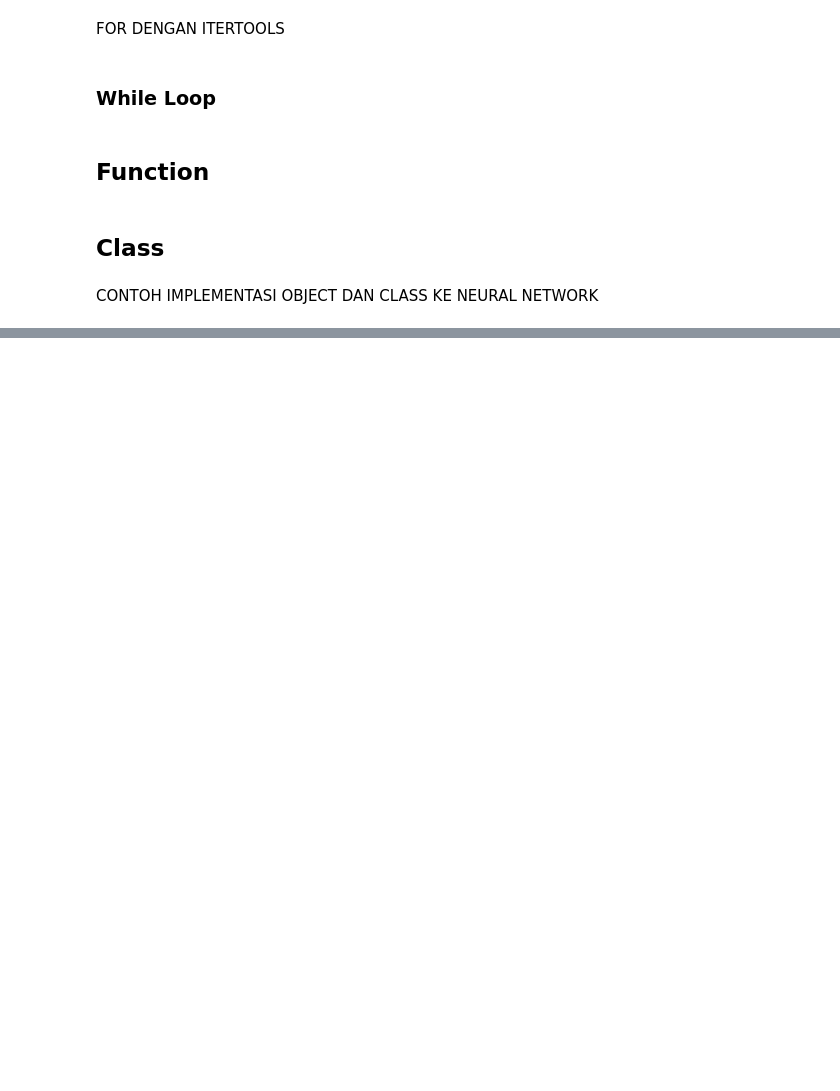
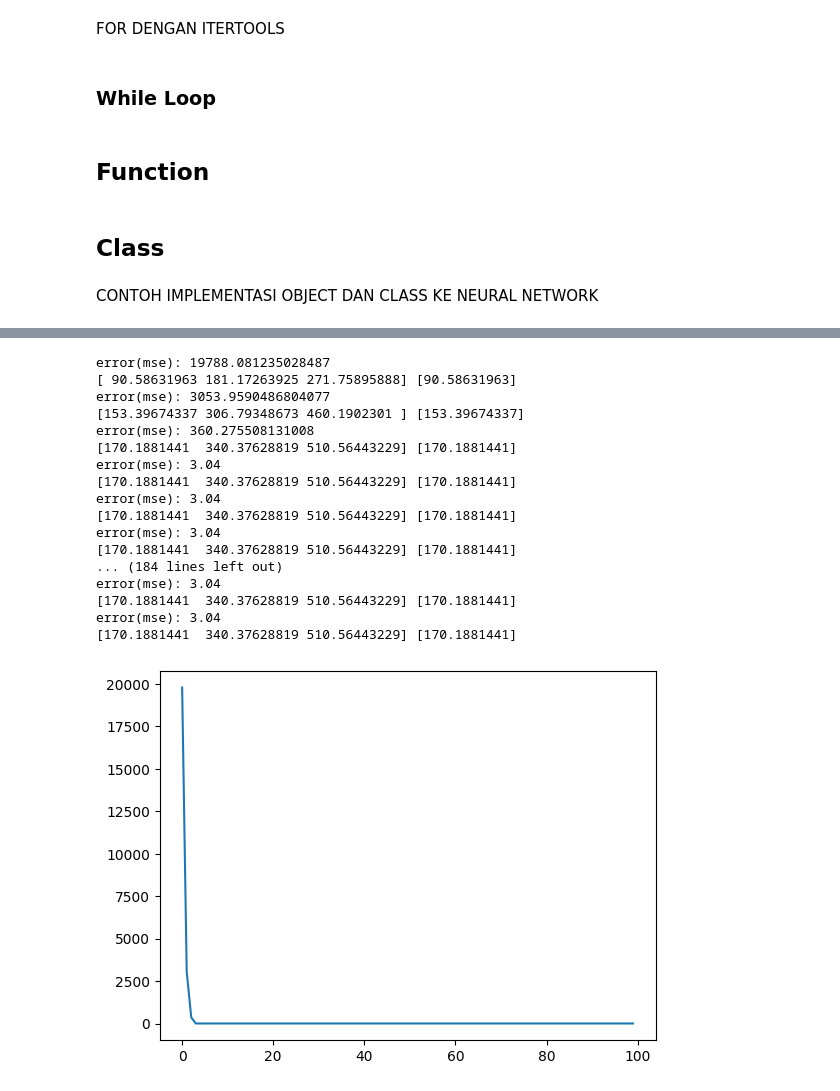
Before and after one commit to alexchtst-01/Data-Science-Training, a Jupyter notebook: Python Basic Requirements for Data Science/notebook_module_1.ipynb, the cells around one changed output, grey strips where cells are left out. Drawn from its saved outputs; the diff is of its cells as text; code cells hidden in the pictures; blank space fills up the shorter version.

```diff
--- a/Python Basic Requirements for Data Science/notebook_module_1.ipynb
+++ b/Python Basic Requirements for Data Science/notebook_module_1.ipynb
@@ -291,31 +291,50 @@ class Model_neural:
 # %%
 import matplotlib.pyplot as plt
 import numpy as np
 
 # generate random value for data training
 test_input = np.array([
     [1, 2, 3],
     [2, 3, 4],
     [3, 4, 5],
     [1, 2, 3],
     [1, 3, 10],
     [10, 2, 0],
     [0, 0, 0],
     [3, 4, 2],
     [0, 1, 3]
 ])
 
 test_output = np.array([0.1, 0.2, 0.3, 0.4, 0.5, 0.6, 0.7, 0.8, 1])
 
-model = main.Model_neural(train_itter=100)
+model = Model_neural(train_itter=100)
 
 pred = model.predict(test_input)
 
 model.Train(X=test_input, Y=test_output, size_Y=4)
 
 error = model.comulative_errros
 f = open("error_record.txt", 'w')
 f.write(f"the error:\n {error}")
 plt.plot(error)
 plt.savefig("error-plot.png")
 plt.show()
+# %% [output]
+error(mse): 19788.081235028487
+[ 90.58631963 181.17263925 271.75895888] [90.58631963]
+error(mse): 3053.9590486804077
+[153.39674337 306.79348673 460.1902301 ] [153.39674337]
+error(mse): 360.275508131008
+[170.1881441  340.37628819 510.56443229] [170.1881441]
+error(mse): 3.04
+[170.1881441  340.37628819 510.56443229] [170.1881441]
+error(mse): 3.04
+[170.1881441  340.37628819 510.56443229] [170.1881441]
+error(mse): 3.04
+[170.1881441  340.37628819 510.56443229] [170.1881441]
+... (184 lines left out)
+error(mse): 3.04
+[170.1881441  340.37628819 510.56443229] [170.1881441]
+error(mse): 3.04
+[170.1881441  340.37628819 510.56443229] [170.1881441]
+[figure, added]
```
